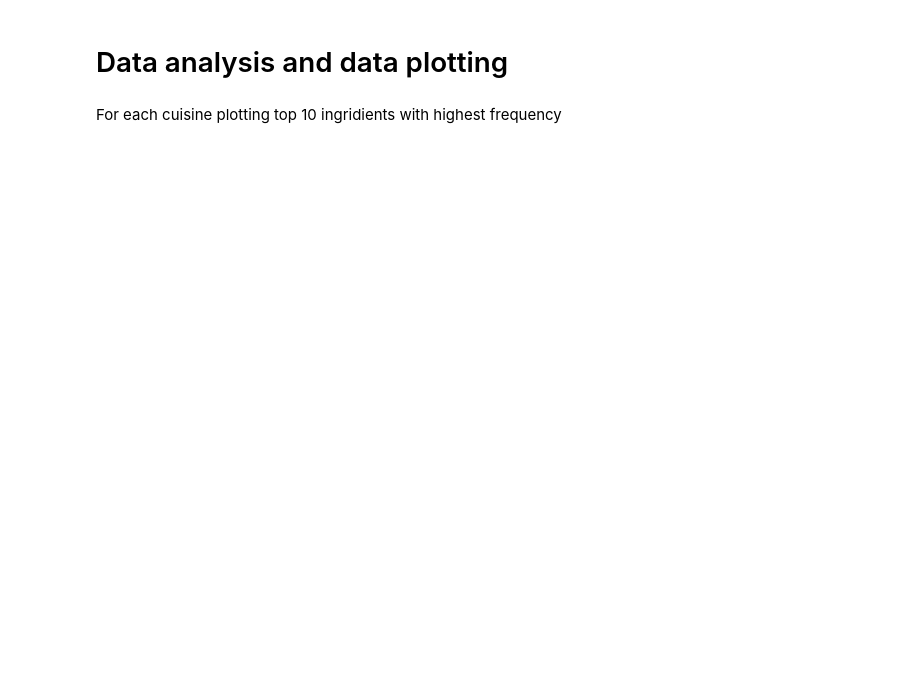
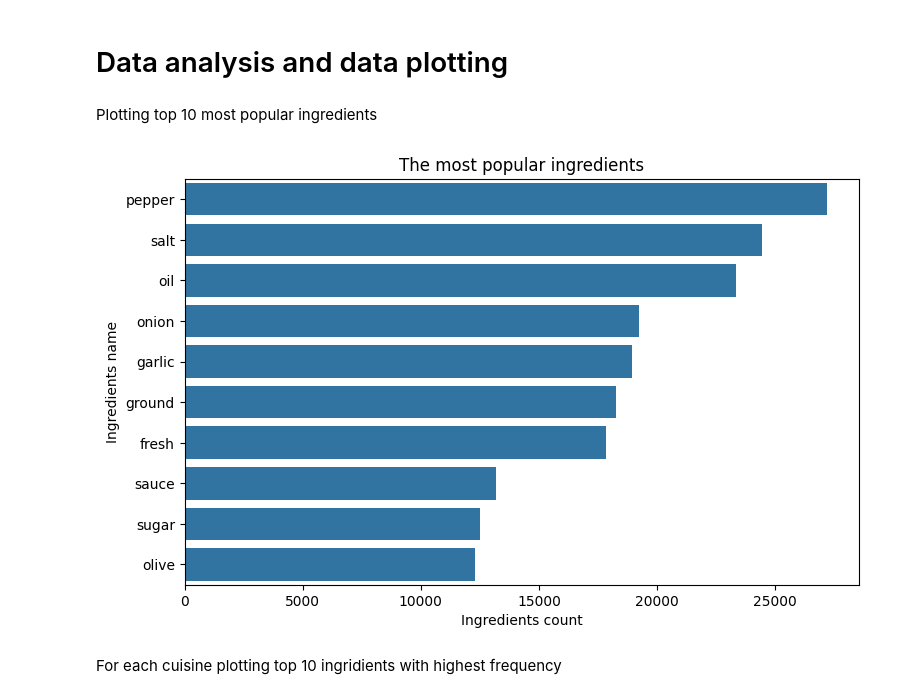
Before and after one commit to ShuvalovDR/ML_cuisine, a Jupyter notebook: Cuisine_solution.ipynb, the cells around one changed output. Cells and saved outputs as stored; diff of their text form; code cells hidden in the pictures; blank space fills up the shorter version.

```diff
--- a/Cuisine_solution.ipynb
+++ b/Cuisine_solution.ipynb
@@ -78,2 +46,0 @@ for i, ingredients in enumerate(data['ingredients']):
-# %%
-data.drop(columns=['ingredients'], inplace=True)
@@ -95,0 +47,10 @@ data
+# %%
+def preprocess_dataframe(df: pd.DataFrame):
+    stops = set(stopwords.words('english'))
+    lemmatizer = WordNetLemmatizer()
+    texts = df['ingredients'].apply(lambda x: ' '.join(x)) # make a str
+    texts = texts.apply(lambda x: re.sub(r'[^a-zA-Z\s]', '', x)) # delete all not valid symbols
+    texts = texts.apply(lambda x: ' '.join([word.lower() for word in x.split() if word.lower() not in stops]))
+    texts = texts.apply(lambda x: [lemmatizer.lemmatize(word) for word in x.split()])
+    df['ingredients'] = texts
+    return df
@@ -96,4 +100,15 @@ data
 # %% [markdown]
 # Data analysis and data plotting
+# %% [markdown]
+Plotting top 10 most popular ingredients
+# %%
+fig = plt.figure()
+sns.barplot(pd.DataFrame(counter.most_common(10), columns=['ingredient', 'count']), x='count', y='ingredient')
+plt.xlabel('Ingredients count')
+plt.ylabel('Ingredients name')
+plt.title('The most popular ingredients')
+plt.show()
+# %% [output]
+[figure, added]
 # %% [markdown]
 For each cuisine plotting top 10 ingridients with highest frequency
```
Also changed, not shown: parts of 42 cells of this notebook, 4 other files.
